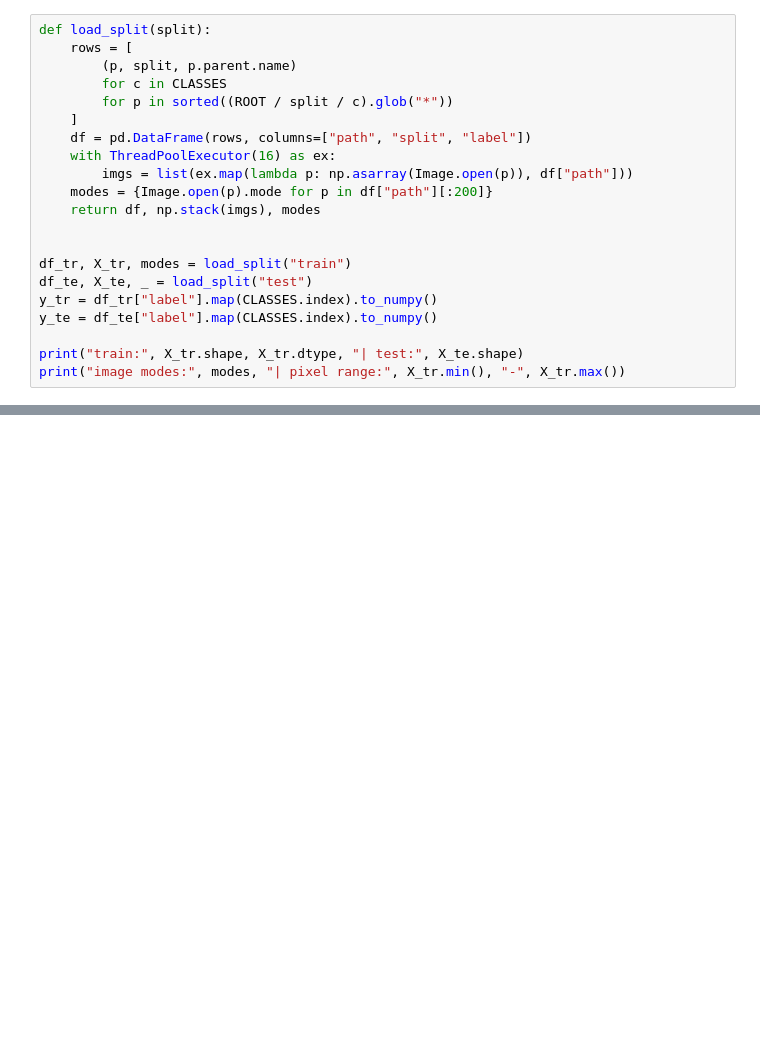
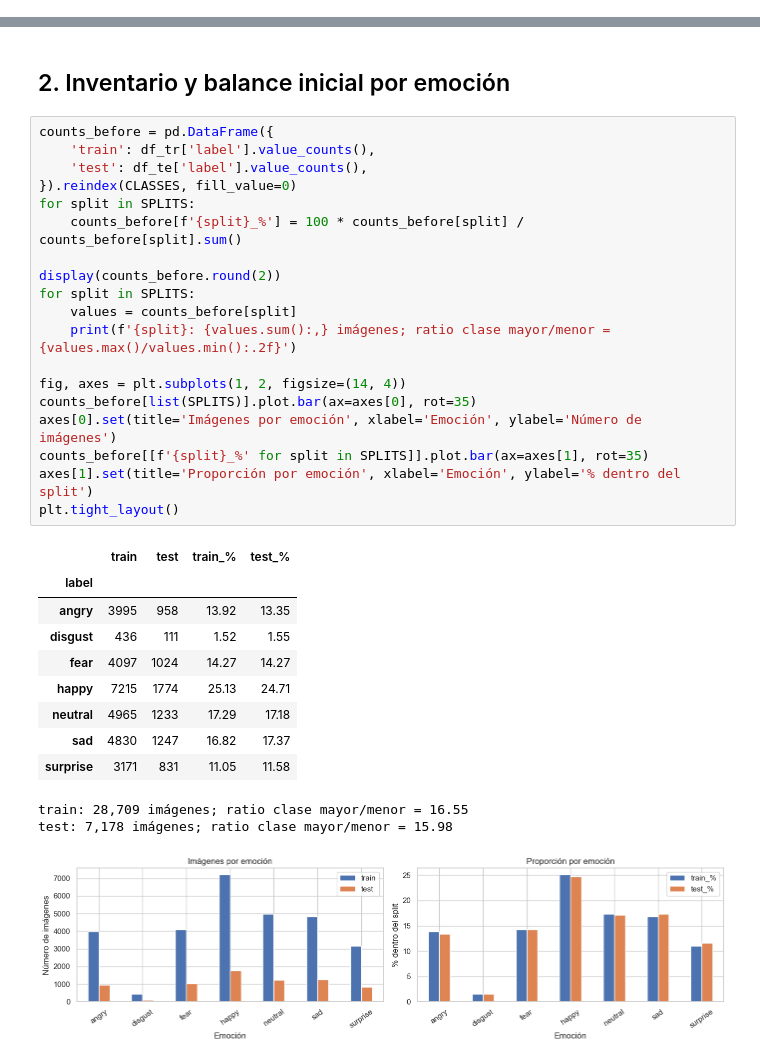
Before and after one commit to oliverAnderson18/deteccion_emociones, a Jupyter notebook: eda.ipynb, the cells around one changed output, grey strips where cells are left out. Drawn from its saved outputs; the diff is of its cells as text; blank space fills up the shorter version.

```diff
--- a/eda.ipynb
+++ b/eda.ipynb
@@ -42,21 +0,0 @@ CLASSES = ["angry", "disgust", "fear", "happy", "neutral", "sad", "surprise"]
-# %%
-def load_split(split):
-    rows = [
-        (p, split, p.parent.name)
-        for c in CLASSES
-        for p in sorted((ROOT / split / c).glob("*"))
-    ]
-    df = pd.DataFrame(rows, columns=["path", "split", "label"])
-    with ThreadPoolExecutor(16) as ex:
-        imgs = list(ex.map(lambda p: np.asarray(Image.open(p)), df["path"]))
-    modes = {Image.open(p).mode for p in df["path"][:200]}
-    return df, np.stack(imgs), modes
-
-
-df_tr, X_tr, modes = load_split("train")
-df_te, X_te, _ = load_split("test")
-y_tr = df_tr["label"].map(CLASSES.index).to_numpy()
-y_te = df_te["label"].map(CLASSES.index).to_numpy()
-
-print("train:", X_tr.shape, X_tr.dtype, "| test:", X_te.shape)
-print("image modes:", modes, "| pixel range:", X_tr.min(), "-", X_tr.max())
@@ -476,0 +48,34 @@ Labels: ['angry', 'disgust', 'fear', 'happy', 'neutral', 'sad', 'surprise']
+# %% [markdown]
+## 2. Inventario y balance inicial por emoción
+# %%
+counts_before = pd.DataFrame({
+    'train': df_tr['label'].value_counts(),
+    'test': df_te['label'].value_counts(),
+}).reindex(CLASSES, fill_value=0)
+for split in SPLITS:
+    counts_before[f'{split}_%'] = 100 * counts_before[split] / counts_before[split].sum()
+
+display(counts_before.round(2))
+for split in SPLITS:
+    values = counts_before[split]
+    print(f'{split}: {values.sum():,} imágenes; ratio clase mayor/menor = {values.max()/values.min():.2f}')
+
+fig, axes = plt.subplots(1, 2, figsize=(14, 4))
+counts_before[list(SPLITS)].plot.bar(ax=axes[0], rot=35)
+axes[0].set(title='Imágenes por emoción', xlabel='Emoción', ylabel='Número de imágenes')
+counts_before[[f'{split}_%' for split in SPLITS]].plot.bar(ax=axes[1], rot=35)
+axes[1].set(title='Proporción por emoción', xlabel='Emoción', ylabel='% dentro del split')
+plt.tight_layout()
+# %% [output]
+|  | train | test | train_% | test_% |
+| label |  |  |  |  |
+| angry | 3995 | 958 | 13.92 | 13.35 |
+| disgust | 436 | 111 | 1.52 | 1.55 |
+| fear | 4097 | 1024 | 14.27 | 14.27 |
+| happy | 7215 | 1774 | 25.13 | 24.71 |
+| neutral | 4965 | 1233 | 17.29 | 17.18 |
+| sad | 4830 | 1247 | 16.82 | 17.37 |
+| surprise | 3171 | 831 | 11.05 | 11.58 |
+train: 28,709 imágenes; ratio clase mayor/menor = 16.55
+test: 7,178 imágenes; ratio clase mayor/menor = 15.98
+[figure, added]
```
Also changed, not shown: parts of 39 cells of this notebook.
